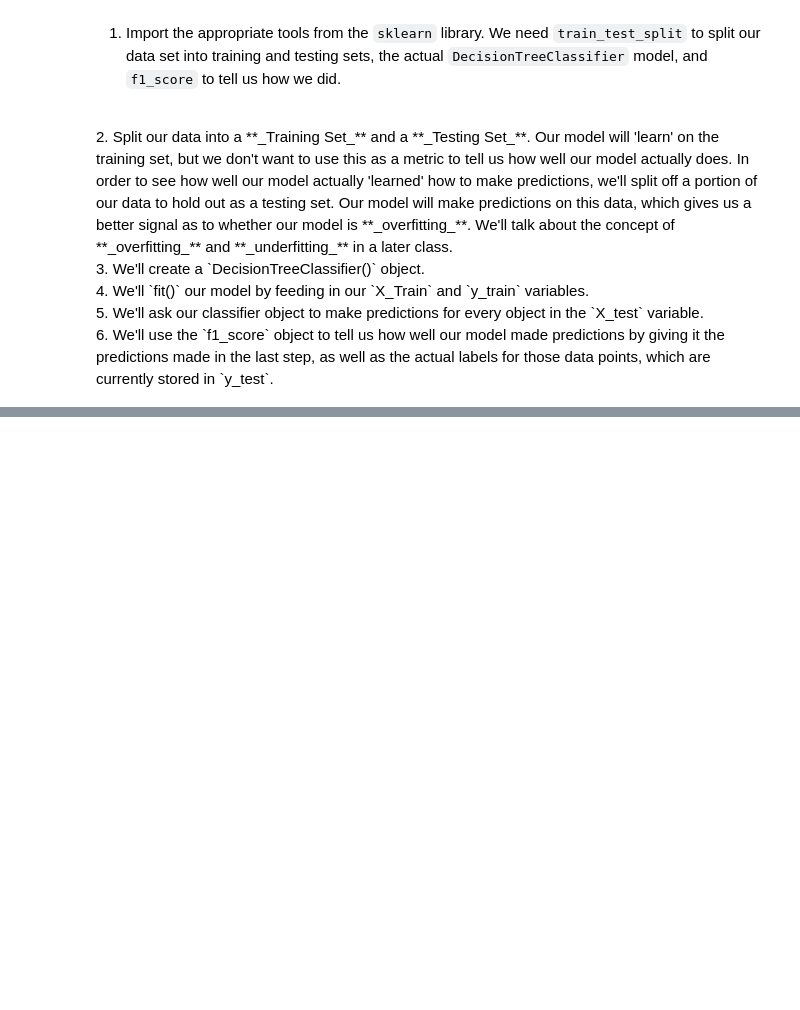
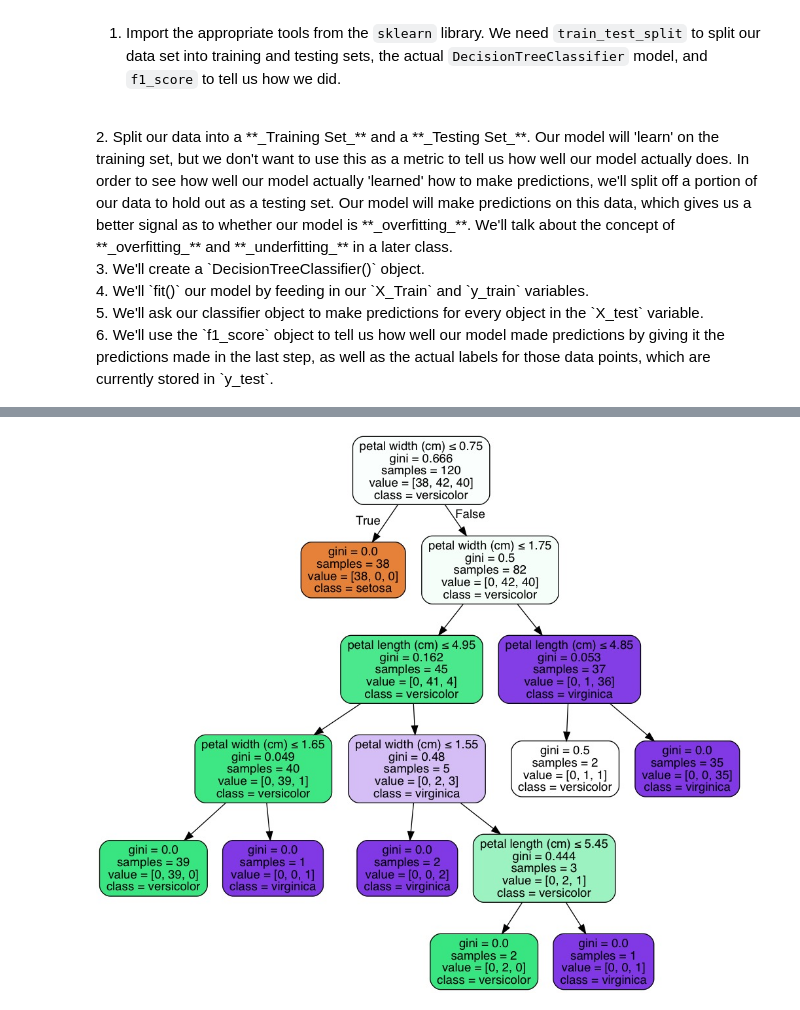
Before and after one commit to AakashSudhakar/DS-2-Machine-Learning, a Jupyter notebook: 01_Decision_Trees.ipynb, the cells around one changed output, grey strips where cells are left out. Saved outputs shown, nothing was run; the diff lists cells and outputs as text; code cells hidden in the pictures; blank space fills up the shorter version.

```diff
--- a/01_Decision_Trees.ipynb
+++ b/01_Decision_Trees.ipynb
@@ -166,0 +223,4 @@ iris_prediction = clf.predict(X_test)
+# %%
+Image(filename="iris.jpg")
+# %% [output]
+[figure, added]
```
Also changed, not shown: parts of 8 cells of this notebook, 14 other files.
